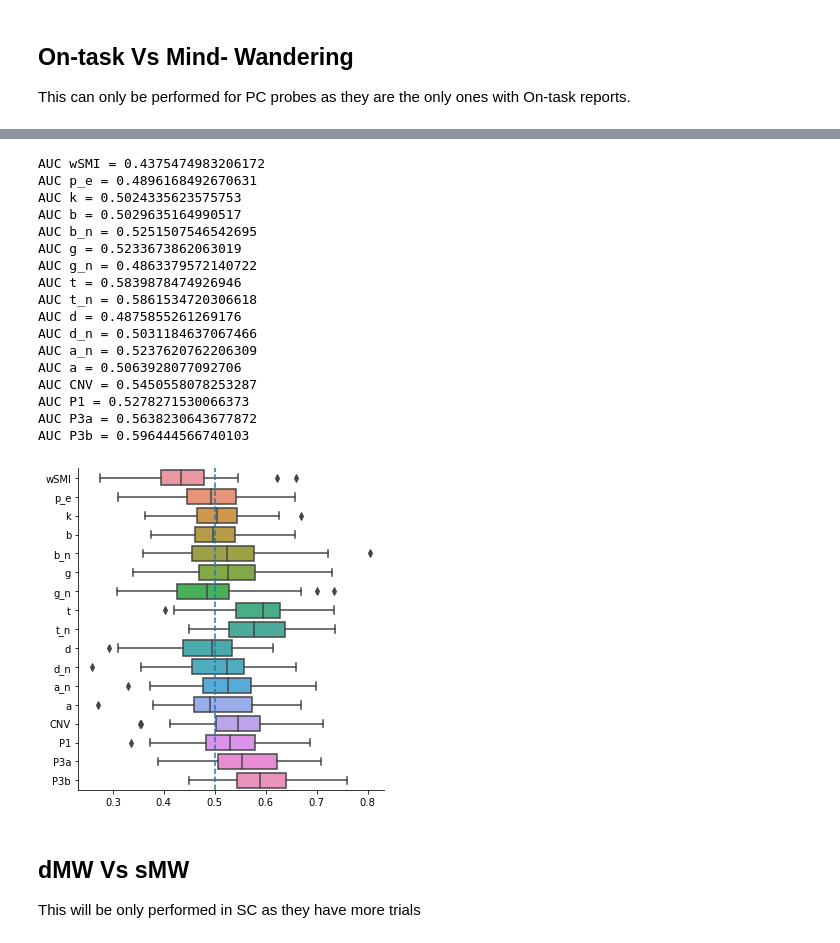
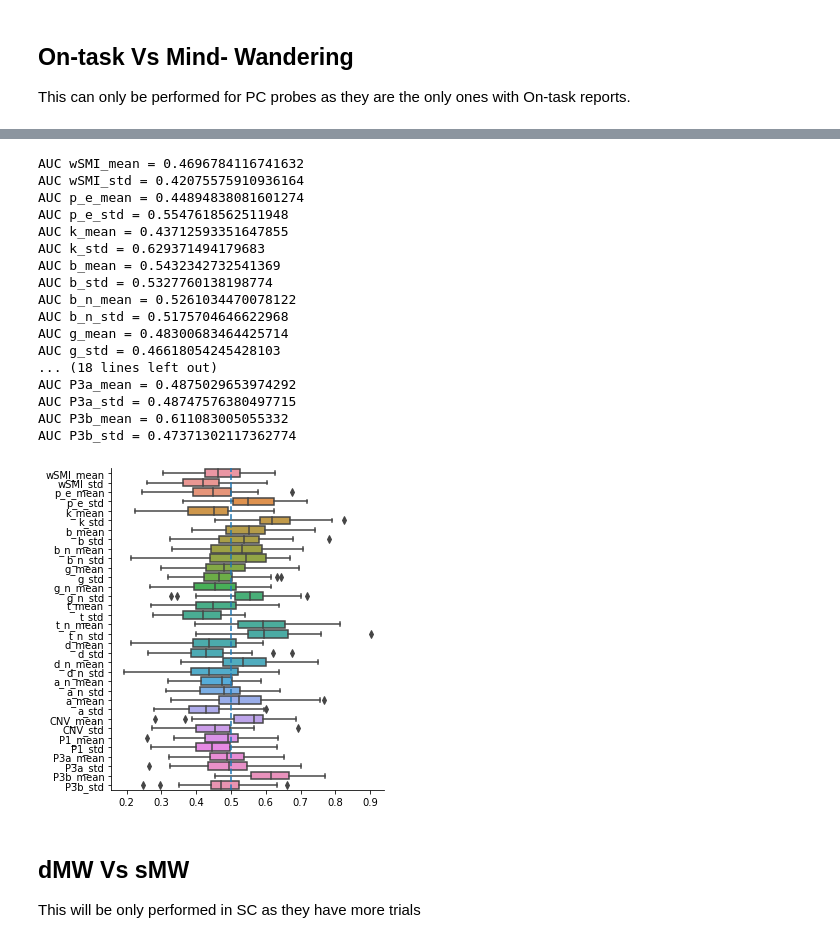
Before and after one commit to Nicobruno92/mw_markers_project, a Jupyter notebook: univariate_analysis.ipynb, the cells around one changed output, grey strips where cells are left out. Drawn from its saved outputs; the diff is of its cells as text; code cells hidden in the pictures.

Commit message:
std as markers

```diff
--- a/univariate_analysis.ipynb
+++ b/univariate_analysis.ipynb
@@ -193,8 +210,8 @@ AUC P3b = 0.5493827160493827 WilcoxonResult(statistic=84.0, pvalue=0.96611785888
 # %%
 AUC = []
-for i in markers:
-    y, label = pd.factorize(df_mind['mind2'])
-    X = df_mind[i].astype('float32').values.reshape(-1,1)
+for i in df_mw.drop('mind', axis = 1).columns:
+    y, label = pd.factorize(df_mw['mind'])
+    X = df_mw[i].astype('float32').values.reshape(-1,1)
     svc = SVC(probability=True)
     svc.fit(X, y)
     y_proba = svc.predict_proba(X)
@@ -234,7 +251,7 @@ Index(['on-task', 'mw'], dtype='object')
 ## On-task Vs Mind- Wandering
 This can only be performed for PC probes  as they are the only ones with On-task reports.
 # %%
-agg_dict = {k:'mean' for k in markers }
+agg_dict = {k:['mean', 'std'] for k in markers }
 agg_dict.update({k:'first' for k in df_markers.drop(markers, axis=1).columns})
 
 df_mind = (
@@ -244,21 +261,32 @@ df_mind = (
 #     .query("mind != 'sMW'") #if you want to test against just one of the mw
     .assign(
     mind2 = lambda df: np.where(df.mind == 'on-task', 'on-task', 'mw'))
-    .drop(['participant', 'probe', 'mind', 'segment'], axis = 1) # drop mind or mind2 also
 )
+
+df_mind.columns = df_mind.columns.map("_".join)
+
+df_mind  = (df_mind
+            .rename(columns = {'participant_first':'participant', 'probe_first':'probe', 'mind_first':'mind', 'segment_first':'segment', 'mind2_':'mind2'})
+            .drop(['participant', 'probe', 'mind', 'segment'], axis = 1)
+           )
 # %%
-markers = df_mind.drop('mind2', axis = 1).columns
-
+significants = []
 AUC = []
-for i in markers:
+for i in df_mind.drop('mind2', axis = 1).columns:
     ot = df_mind.query("mind2 == 'on-task'")[i]
     mw = df_mind.query("mind2 == 'mw'")[i]
     auc = roc_auc_score(df_mind['mind2'], df_mind[i])
     print(f'AUC {i} = {auc}', f'{mannwhitneyu(x = ot, y = mw)}')
     AUC.append([i, auc])
+    if mannwhitneyu(x = ot, y = mw).pvalue < 0.05:
+        significants.append([i, auc])
+
 segment_mind_roc = pd.DataFrame(AUC, columns = ['marker', 'AUC'])
+significants_mind = pd.DataFrame(significants, columns = ['marker', 'AUC'])
 
-sns.catplot(x = 'AUC', y = 'marker', data = subject_mind_roc, orient = 'h')
+print(f'List of significant markers: {significants_mw.marker.values}')
+
+sns.catplot(x = 'AUC', y = 'marker', data = segment_mind_roc, orient = 'h')
 plt.axvline(x = 0.5, linestyle = 'dashed')
 plt.show()
 # %% [output]
@@ -283,8 +311,6 @@ NameError: name 'subject_mind_roc' is not defined
 # %%
-markers = df_mind.drop('mind2', axis = 1).columns
-
 AUC = []
-for i in markers:
+for i in df_mind.drop('mind2', axis = 1).columns:
     y, label = pd.factorize(df_mind['mind2'])
     X = df_mind[i].astype('float32').values.reshape(-1,1)
     svc = SVC(probability=True)
@@ -323,54 +348,52 @@ Index(['on-task', 'mw'], dtype='object')
 # %%
-markers = df_mind.drop('mind2', axis = 1).columns
-
 AUC = pd.DataFrame()
-for i in markers:
+for i in df_mind.drop('mind2', axis = 1).columns:
 
     y, label = pd.factorize(df_mind['mind2'])
     X = df_mind[i].astype('float32').values.reshape(-1,1)
 
     steps = [('scaler', StandardScaler()), ('SVM', SVC(probability=True))]
     pipe = Pipeline(steps)
 
 #     parameteres = {'SVM__C':[0.001,0.1,10,100,10e5], 'SVM__gamma':[0.1,0.01]}
 #     grid = GridSearchCV(pipe, param_grid=parameteres, cv=5, n_jobs = -1)
 #     grid.fit(X, y)
 #     steps = [('scaler', StandardScaler()), ('SVM', SVC(C =grid.best_params_['SVM__C'], gamma =grid.best_params_['SVM__gamma'], probability=True))]
 #     pipe = Pipeline(steps)
 
     cv = GroupShuffleSplit(n_splits=50, train_size=0.8, test_size=0.2,
         random_state=42)
 
     aucs = cross_val_score(
     X=X, y=y, estimator=pipe,
     scoring='roc_auc', cv=cv, groups=np.arange(len(X)))
 
     AUC[i] = aucs
 
 #     print(label)
     print(f'AUC {i} = {np.mean(aucs)}')
 
 
 sns.catplot(data = AUC, kind = 'box', orient = 'h')
 plt.axvline(x = 0.5, linestyle = 'dashed')
 plt.show()
 # %% [output]
-AUC wSMI = 0.4375474983206172
-AUC p_e = 0.4896168492670631
-AUC k = 0.5024335623575753
-AUC b = 0.5029635164990517
-AUC b_n = 0.5251507546542695
-AUC g = 0.5233673862063019
-AUC g_n = 0.4863379572140722
-AUC t = 0.5839878474926946
-AUC t_n = 0.5861534720306618
-AUC d = 0.4875855261269176
-AUC d_n = 0.5031184637067466
-AUC a_n = 0.5237620762206309
-AUC a = 0.5063928077092706
-AUC CNV = 0.5450558078253287
-AUC P1 = 0.5278271530066373
-AUC P3a = 0.5638230643677872
-AUC P3b = 0.596444566740103
+AUC wSMI_mean = 0.4696784116741632
+AUC wSMI_std = 0.42075575910936164
+AUC p_e_mean = 0.44894838081601274
+AUC p_e_std = 0.5547618562511948
+AUC k_mean = 0.43712593351647855
+AUC k_std = 0.629371494179683
+AUC b_mean = 0.5432342732541369
+AUC b_std = 0.5327760138198774
+AUC b_n_mean = 0.5261034470078122
+AUC b_n_std = 0.5175704646622968
+AUC g_mean = 0.48300683464425714
+AUC g_std = 0.46618054245428103
+... (18 lines left out)
+AUC P3a_mean = 0.4875029653974292
+AUC P3a_std = 0.48747576380497715
+AUC P3b_mean = 0.611083005055332
+AUC P3b_std = 0.47371302117362774
-[figure, old version]
+[figure, new version]
 # %%
```
Also changed, not shown: parts of 24 cells of this notebook, 5 other files.
